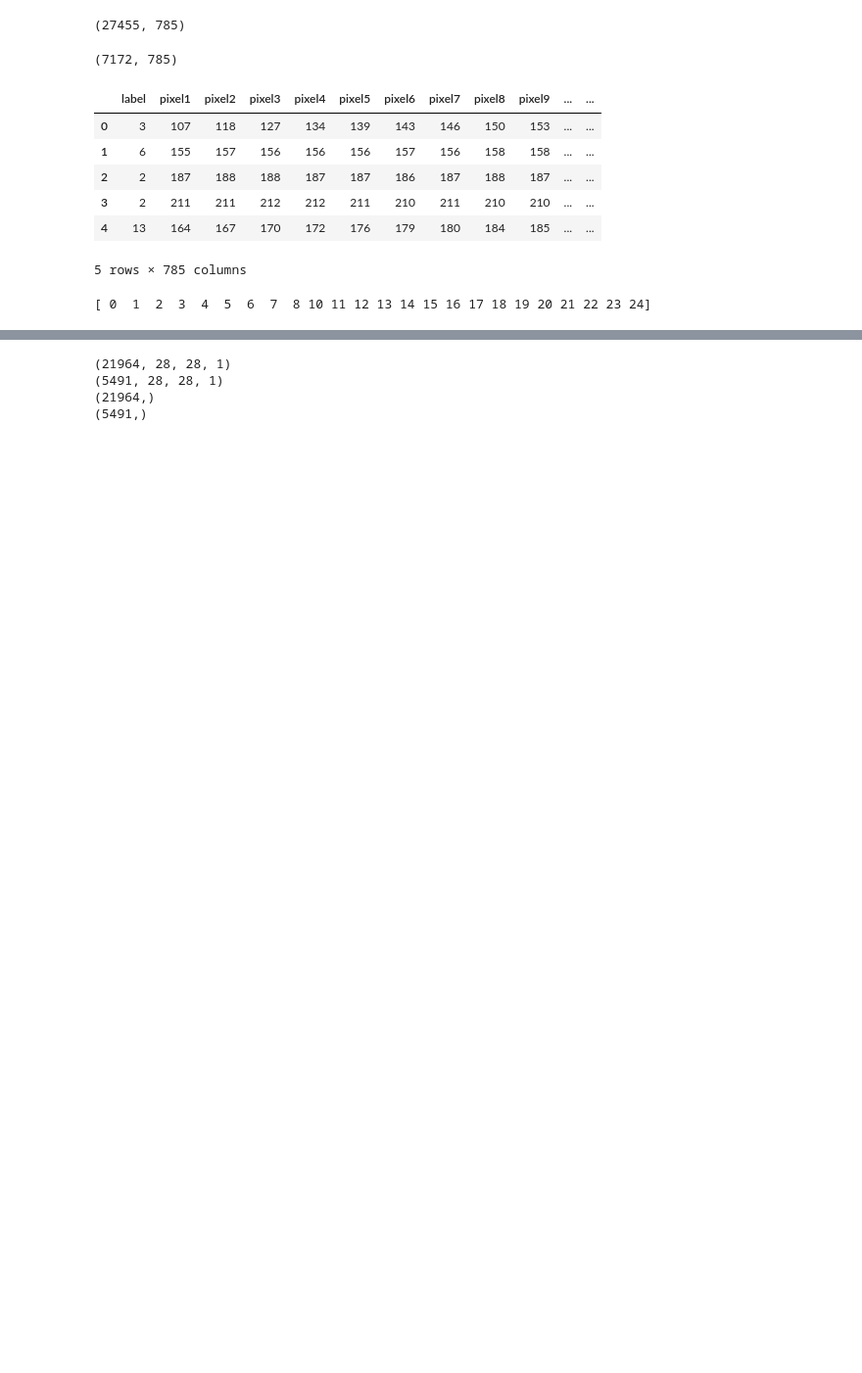
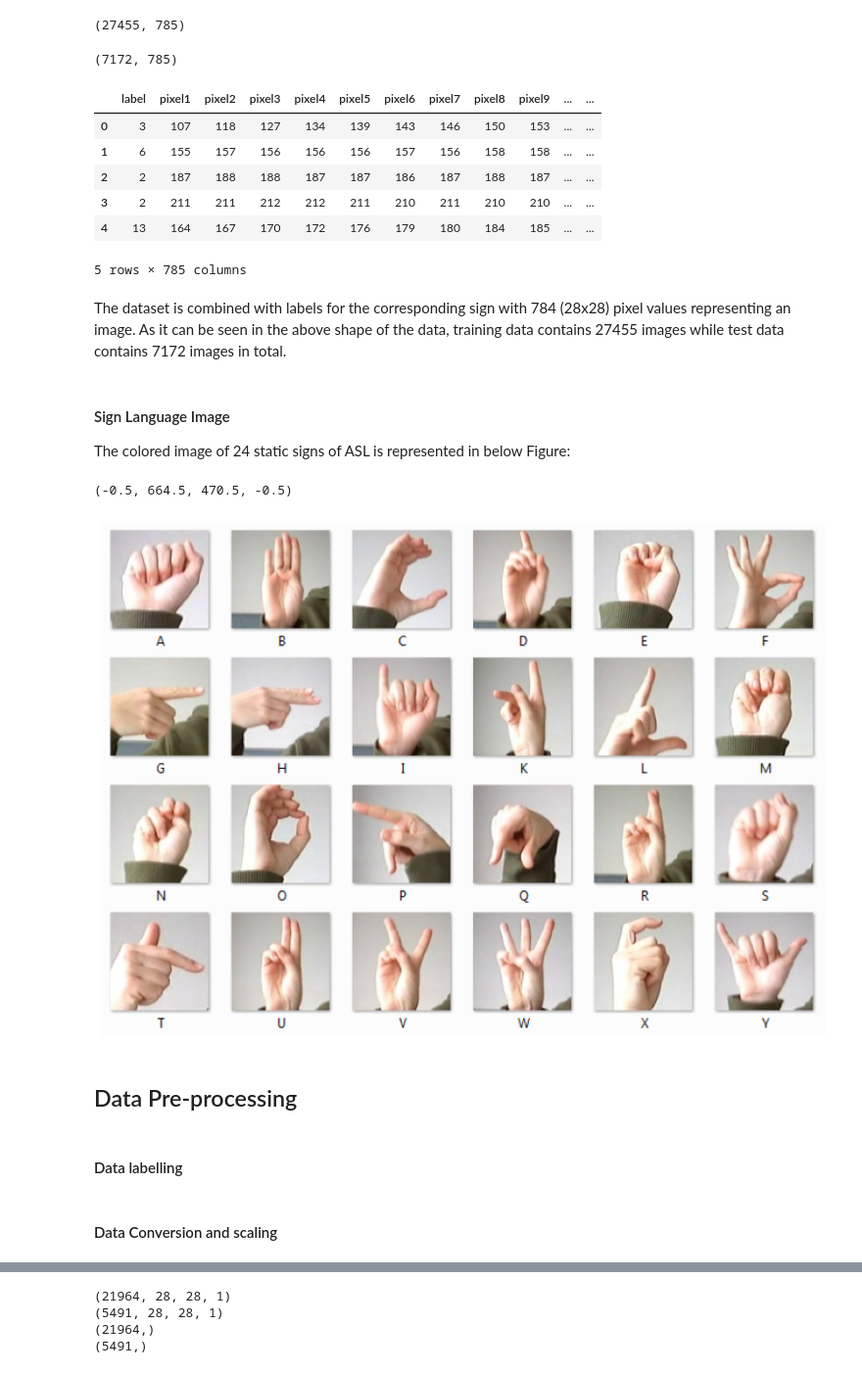
Before and after one commit to Sperodvd/Capstone-Project-II, a Jupyter notebook: Untitled.ipynb, the cells around one changed output, grey strips where cells are left out. Shown: that part at 98% size. Saved outputs shown, nothing was run; the diff lists cells and outputs as text; code cells hidden in the pictures; blank space fills up the shorter version.

```diff
--- a/Untitled.ipynb
+++ b/Untitled.ipynb
@@ -37,14 +51,26 @@ train_df.head()
 | 3 | 2 | 211 | 211 | 212 | 212 | 211 | 210 | 211 | 210 | 210 | ... | ... |
 | 4 | 13 | 164 | 167 | 170 | 172 | 176 | 179 | 180 | 184 | 185 | ... | ... |
 5 rows × 785 columns
+# %% [markdown]
+The dataset is combined with labels for the corresponding sign with 784 (28x28) pixel values representing an image. As it can be seen in the above shape of the data, training data contains 27455 images while test data contains 7172 images in total.
+# %% [markdown]
+#### Sign Language Image
+The colored image of 24 static signs of ASL is represented in below Figure:
+# %%
+plt.figure(figsize=(15,10))
+plt.imshow(Image.open(r"C:/Users/dongh/Desktop/Springboard/Capstone-Project-II/data/amer_sign2.png"))
+plt.axis('off')
+# %% [output]
+(-0.5, 664.5, 470.5, -0.5)
+[figure, added]
+# %% [markdown]
+## Data Pre-processing
+# %% [markdown]
+#### Data labelling
 # %%
 train_y = train_df['label']
 test_y = test_df['label']
 train_x = train_df.drop(['label'],axis=1)
 test_x = test_df.drop(['label'],axis=1)
-# %%
-labels_list = train_y.unique()
-labels_list = np.sort(labels_list)
-print(labels_list)
-# %% [output]
-[ 0  1  2  3  4  5  6  7  8 10 11 12 13 14 15 16 17 18 19 20 21 22 23 24]
+# %% [markdown]
+#### Data Conversion and scaling
```
Also changed, not shown: parts of 27 cells of this notebook.
